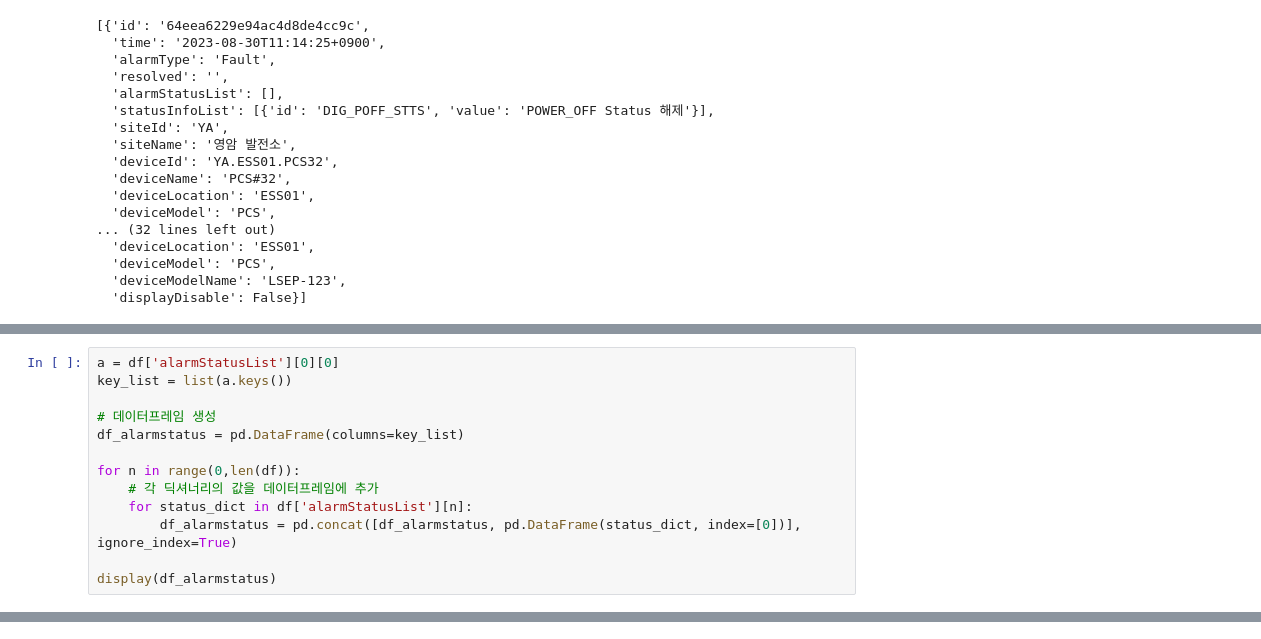
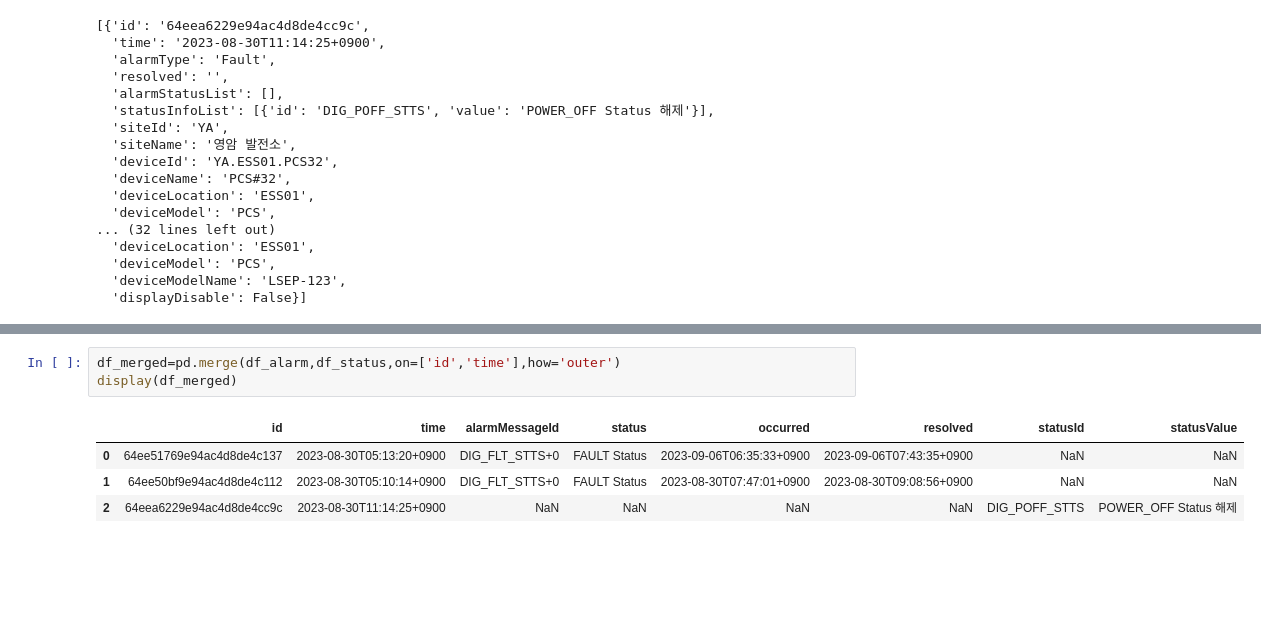
Before and after one commit to jihyeoniyat/git_jhlim, a Jupyter notebook: 2. 프로젝트/3. 23_MLOps PV 발전량 예측 모델 적용/2. Fault 알람 데이터/1. 호출 Test/kpx_fault.ipynb, the cells around one changed output, grey strips where cells are left out. Drawn from its saved outputs; the diff is of its cells as text; blank space fills up the shorter version.

```diff
--- a/2. 프로젝트/3. 23_MLOps PV 발전량 예측 모델 적용/2. Fault 알람 데이터/1. 호출 Test/kpx_fault.ipynb
+++ b/2. 프로젝트/3. 23_MLOps PV 발전량 예측 모델 적용/2. Fault 알람 데이터/1. 호출 Test/kpx_fault.ipynb
@@ -280,13 +248,0 @@ df_list
-# %%
-a = df['alarmStatusList'][0][0]
-key_list = list(a.keys())
-
-# 데이터프레임 생성
-df_alarmstatus = pd.DataFrame(columns=key_list)
-
-for n in range(0,len(df)):
-    # 각 딕셔너리의 값을 데이터프레임에 추가
-    for status_dict in df['alarmStatusList'][n]:
-        df_alarmstatus = pd.concat([df_alarmstatus, pd.DataFrame(status_dict, index=[0])], ignore_index=True)
-
-display(df_alarmstatus)
@@ -306,0 +282,8 @@ display(df_alarmstatus)
+# %%
+df_merged=pd.merge(df_alarm,df_status,on=['id','time'],how='outer')
+display(df_merged)
+# %% [output]
+|  | id | time | alarmMessageId | status | occurred | resolved | statusId | statusValue |
+| 0 | 64ee51769e94ac4d8de4c137 | 2023-08-30T05:13:20+0900 | DIG_FLT_STTS+0 | FAULT Status | 2023-09-06T06:35:33+0900 | 2023-09-06T07:43:35+0900 | NaN | NaN |
+| 1 | 64ee50bf9e94ac4d8de4c112 | 2023-08-30T05:10:14+0900 | DIG_FLT_STTS+0 | FAULT Status | 2023-08-30T07:47:01+0900 | 2023-08-30T09:08:56+0900 | NaN | NaN |
+| 2 | 64eea6229e94ac4d8de4cc9c | 2023-08-30T11:14:25+0900 | NaN | NaN | NaN | NaN | DIG_POFF_STTS | POWER_OFF Status 해제 |
```
Also changed, not shown: parts of 11 cells of this notebook.
